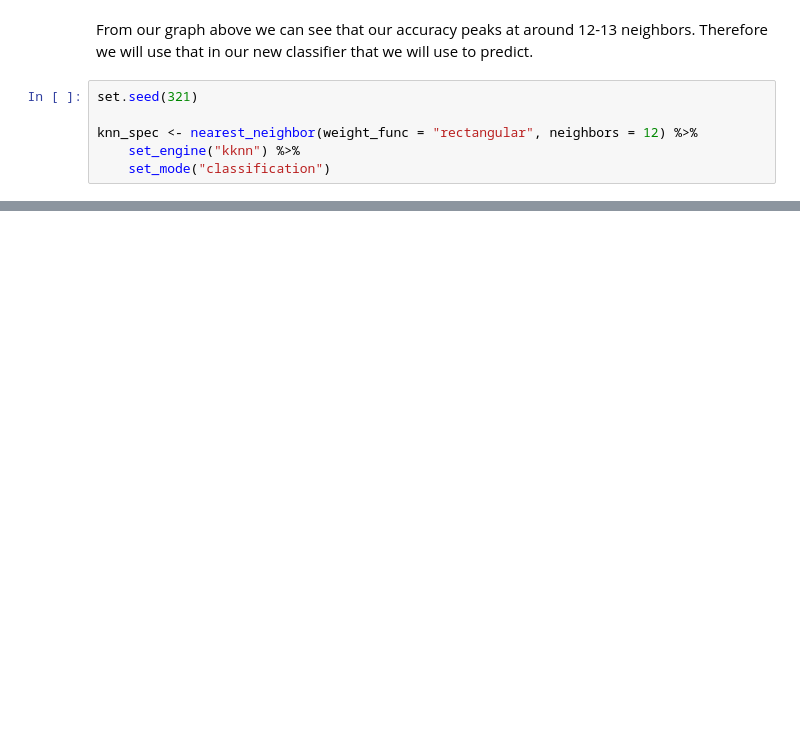
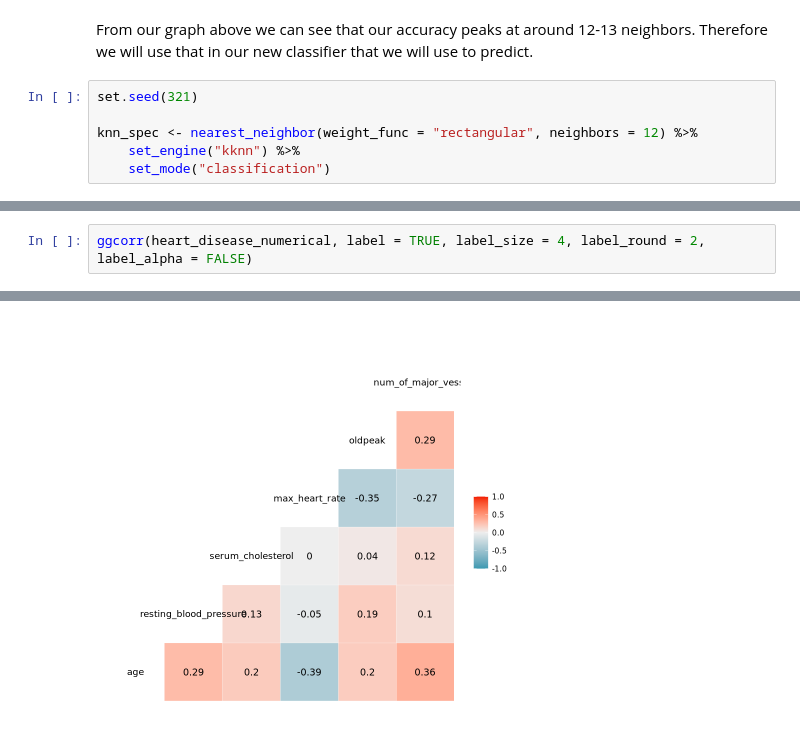
Before and after one commit to DSCI-310/DSCI-310-Group-2, a Jupyter notebook: Predicting_Heart_Disease.ipynb, the cells around one changed output, grey strips where cells are left out. Saved outputs shown, nothing was run; the diff lists cells and outputs as text; blank space fills up the shorter version.

```diff
--- a/Predicting_Heart_Disease.ipynb
+++ b/Predicting_Heart_Disease.ipynb
@@ -385,0 +394,3 @@ confusion_mat
+# %%
+ggcorr(heart_disease_numerical, label = TRUE, label_size = 4, label_round = 2, label_alpha = FALSE)
+# %% [output]
@@ -385,0 +399 @@ confusion_mat
+[figure, added]
```
Also changed, not shown: parts of 11 cells of this notebook.
